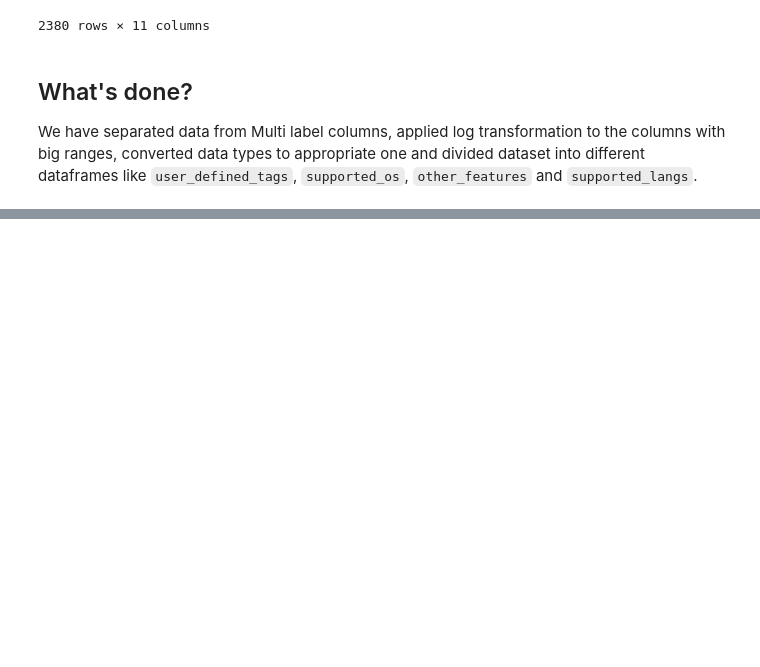
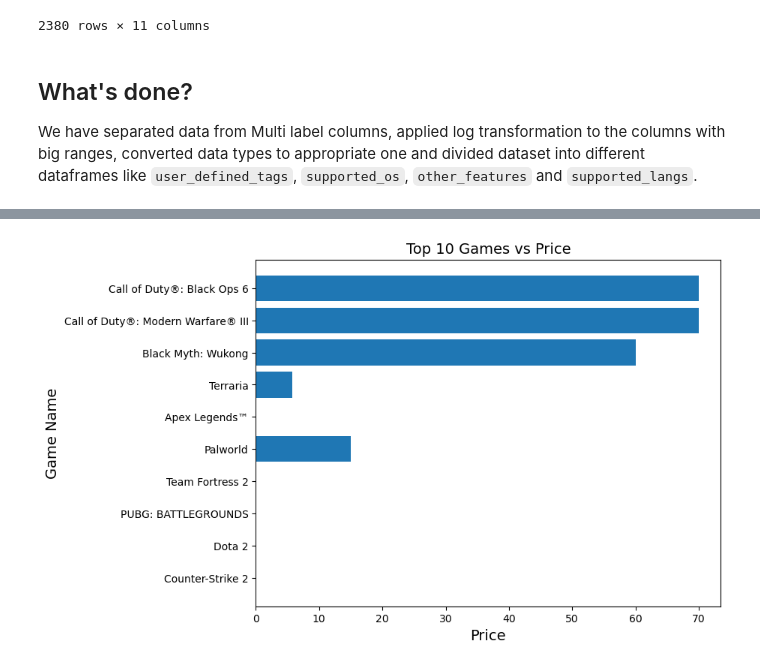
Before and after one commit to Jupiee/steam-eda, a Jupyter notebook: EDA.ipynb, the cells around one changed output, grey strips where cells are left out. Saved outputs shown, nothing was run; the diff lists cells and outputs as text; code cells hidden in the pictures; blank space fills up the shorter version.

```diff
--- a/EDA.ipynb
+++ b/EDA.ipynb
@@ -326,0 +340,10 @@ We have separated data from Multi label columns, applied log transformation to t
+# %%
+plt.figure(figsize=(8, 6))
+plt.barh(top_games['game_name'], top_games['price'])
+plt.title('Top 10 Games vs Price')
+plt.ylabel('Game Name')
+plt.xlabel('Price')
+
+plt.show()
+# %% [output]
+[figure, added]
```
Also changed, not shown: parts of 4 cells of this notebook.
